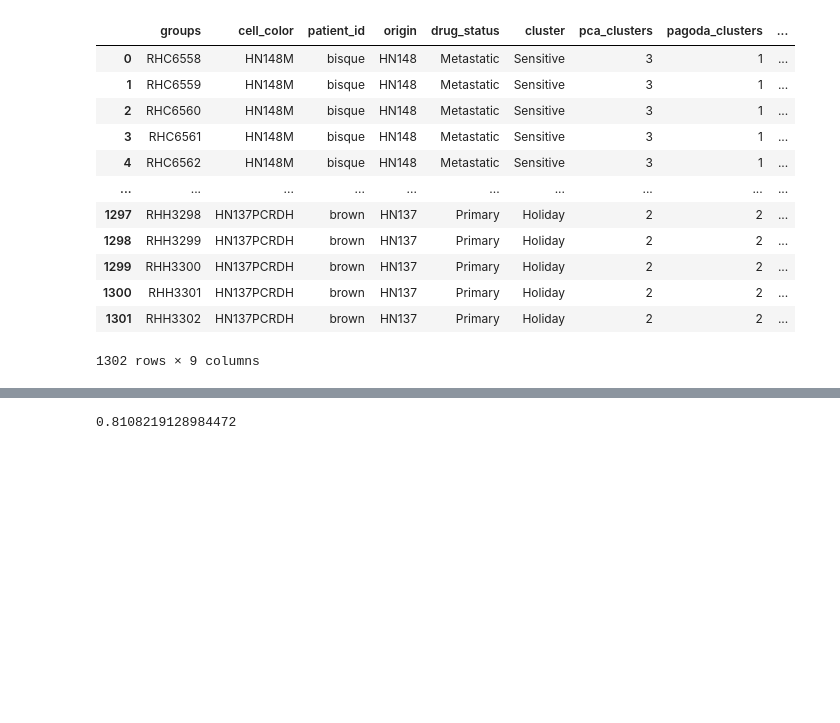
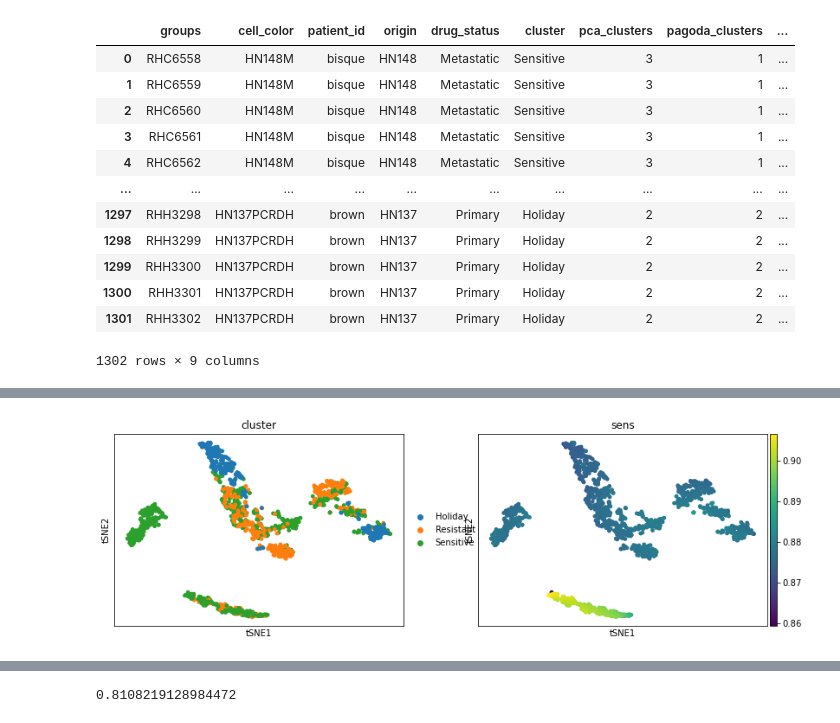
Before and after one commit to juychen/trainsource, a Jupyter notebook: AnalysisTrainedData.ipynb, the cells around one changed output, grey strips where cells are left out. Drawn from its saved outputs; the diff is of its cells as text; code cells hidden in the pictures; blank space fills up the shorter version.

```diff
--- a/AnalysisTrainedData.ipynb
+++ b/AnalysisTrainedData.ipynb
@@ -158,3 +145,7 @@ sc.pl.umap(adata,color=["cluster","origin","leiden_trans","cell_color"],neighbor
+# %%
+sc.pl.tsne(adata,color=["cluster","sens"])
+# %% [output]
+[figure, added]
 # %%
 sc.pp.neighbors(adata,use_rep='X_pre',key_added="Pret")
 sc.tl.umap(adata,neighbors_key="Pret")
```
Also changed, not shown: parts of 9 cells of this notebook, 1 other file.
